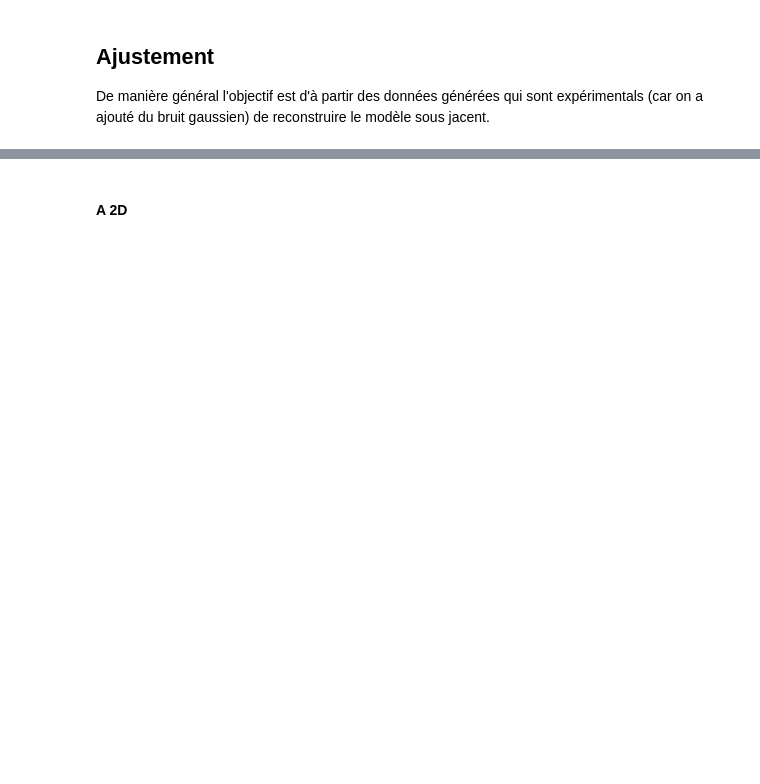
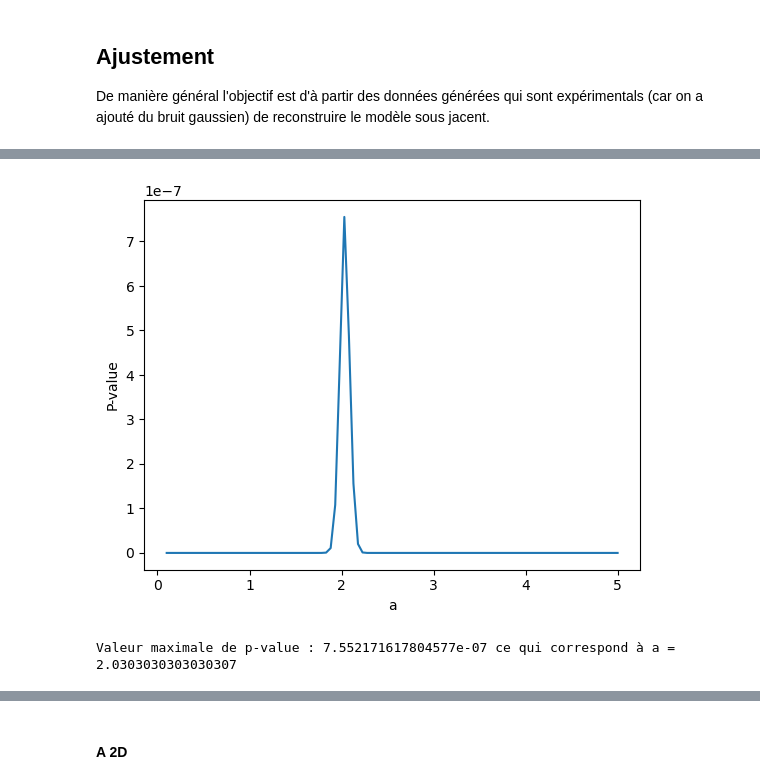
Before and after one commit to ostix360/Machine_Learning_S4, a Jupyter notebook: ToyMC.ipynb, the cells around one changed output, grey strips where cells are left out. Cells and saved outputs as stored; diff of their text form; code cells hidden in the pictures; blank space fills up the shorter version.

```diff
--- a/ToyMC.ipynb
+++ b/ToyMC.ipynb
@@ -385,0 +274,20 @@ Valeur minimale de chi2 : 11.970714655034659 ce qui correspond à a = 2.03030303
+# %%
+import scipy
+
+# Plot la p_value en fonction de a
+a = np.linspace(0.1,5,100)
+p_values = []
+for a_ in a:
+    y_th = model(x, a=a_)
+    z = (y - y_th) / sigmas
+    p_values.append(2*scipy.stats.norm(0,1).cdf(-np.abs(z)).prod())
+
+plt.plot(a, p_values)
+plt.xlabel('a')
+plt.ylabel('P-value')
+plt.show()
+a_opt = a[np.argmax(p_values)]
+print(f"Valeur maximale de p-value : {max(p_values)} ce qui correspond à a = {a_opt}")
+# %% [output]
+[figure, added]
+Valeur maximale de p-value : 7.552171617804577e-07 ce qui correspond à a = 2.0303030303030307
```
Also changed, not shown: parts of 24 cells of this notebook.
